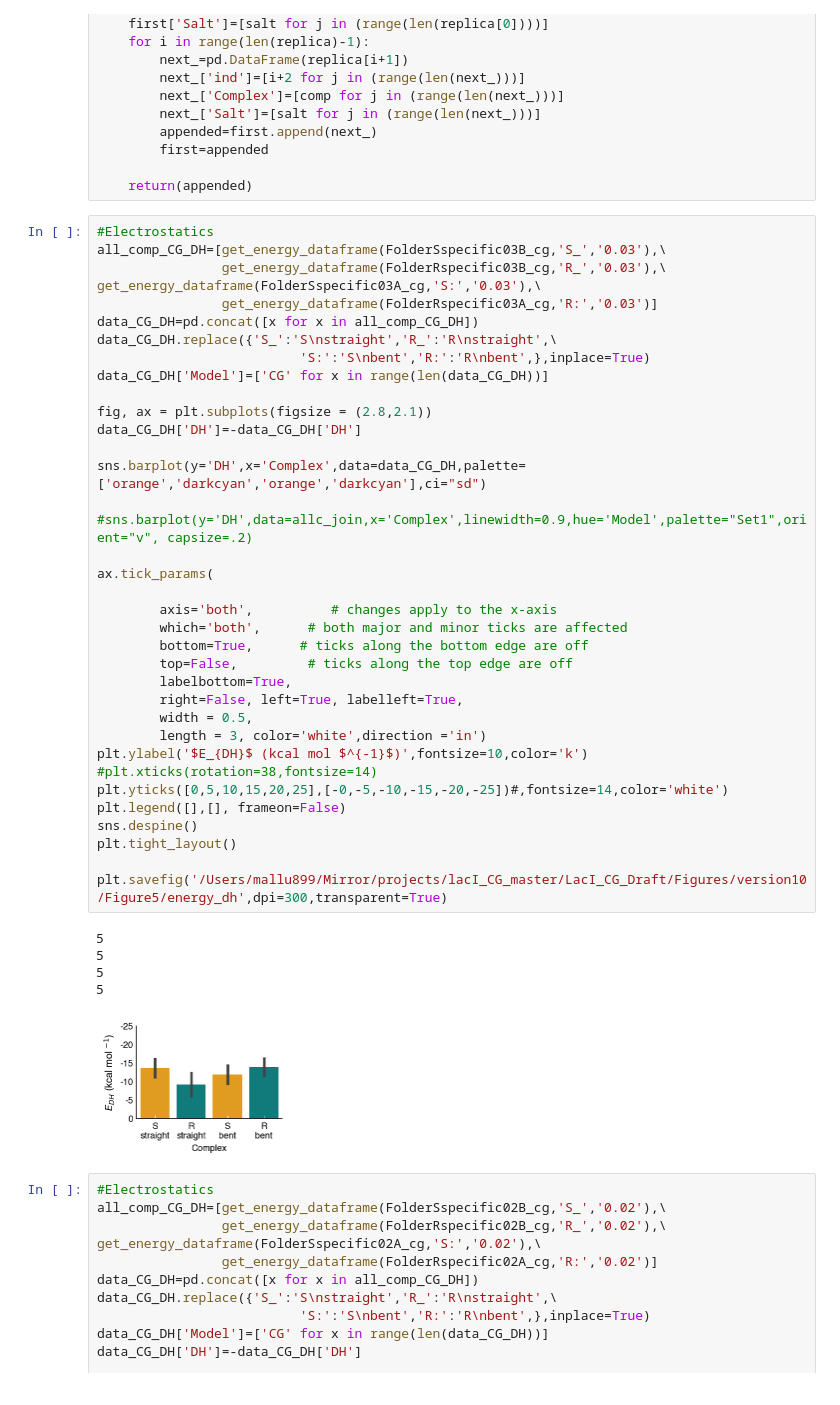
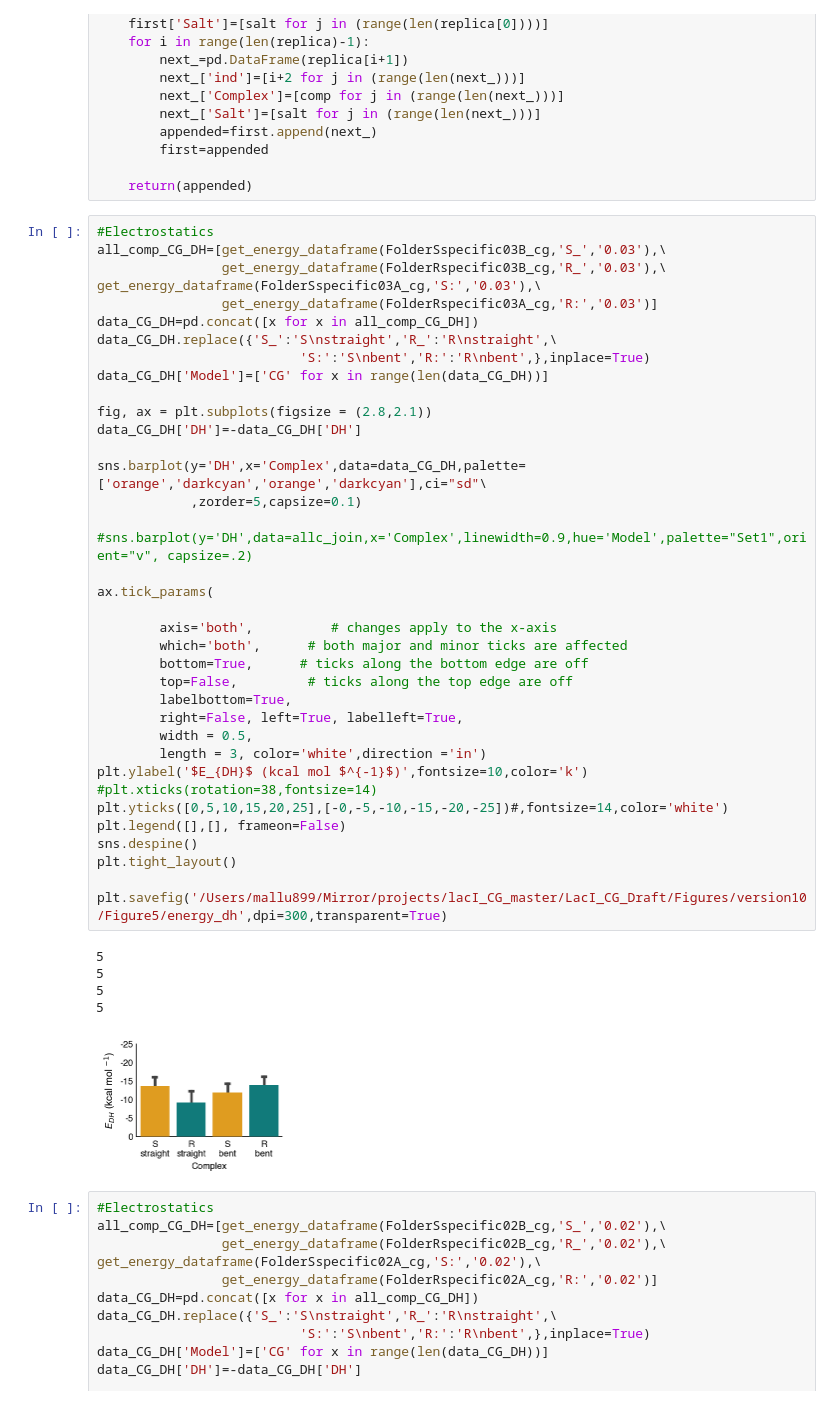
Before and after one commit to mallu2/CG_analysis, a Jupyter notebook: CG_energies_analysis.ipynb, the cells around one changed output. Cells and saved outputs as stored; diff of their text form.

```diff
--- a/CG_energies_analysis.ipynb
+++ b/CG_energies_analysis.ipynb
@@ -345,35 +345,36 @@ data_CG_DH['Model']=['CG' for x in range(len(data_CG_DH))]
 
 fig, ax = plt.subplots(figsize = (2.8,2.1))
 data_CG_DH['DH']=-data_CG_DH['DH']
 
-sns.barplot(y='DH',x='Complex',data=data_CG_DH,palette=['orange','darkcyan','orange','darkcyan'],ci="sd")
+sns.barplot(y='DH',x='Complex',data=data_CG_DH,palette=['orange','darkcyan','orange','darkcyan'],ci="sd"\
+            ,zorder=5,capsize=0.1)
 
 #sns.barplot(y='DH',data=allc_join,x='Complex',linewidth=0.9,hue='Model',palette="Set1",orient="v", capsize=.2)
 
 ax.tick_params(
 
         axis='both',          # changes apply to the x-axis
         which='both',      # both major and minor ticks are affected
         bottom=True,      # ticks along the bottom edge are off
         top=False,         # ticks along the top edge are off
         labelbottom=True,
         right=False, left=True, labelleft=True,
         width = 0.5,
         length = 3, color='white',direction ='in')
 plt.ylabel('$E_{DH}$ (kcal mol $^{-1}$)',fontsize=10,color='k')
 #plt.xticks(rotation=38,fontsize=14)
 plt.yticks([0,5,10,15,20,25],[-0,-5,-10,-15,-20,-25])#,fontsize=14,color='white')
 plt.legend([],[], frameon=False)
 sns.despine()
 plt.tight_layout()
 
 plt.savefig('/Users/mallu899/Mirror/projects/lacI_CG_master/LacI_CG_Draft/Figures/version10/Figure5/energy_dh',dpi=300,transparent=True)
 # %% [output]
 5
 5
 5
 5
-[figure, old version]
+[figure, new version]
 # %%
 #Electrostatics
 all_comp_CG_DH=[get_energy_dataframe(FolderSspecific02B_cg,'S_','0.02'),\
```
Also changed, not shown: parts of 3 cells of this notebook.
